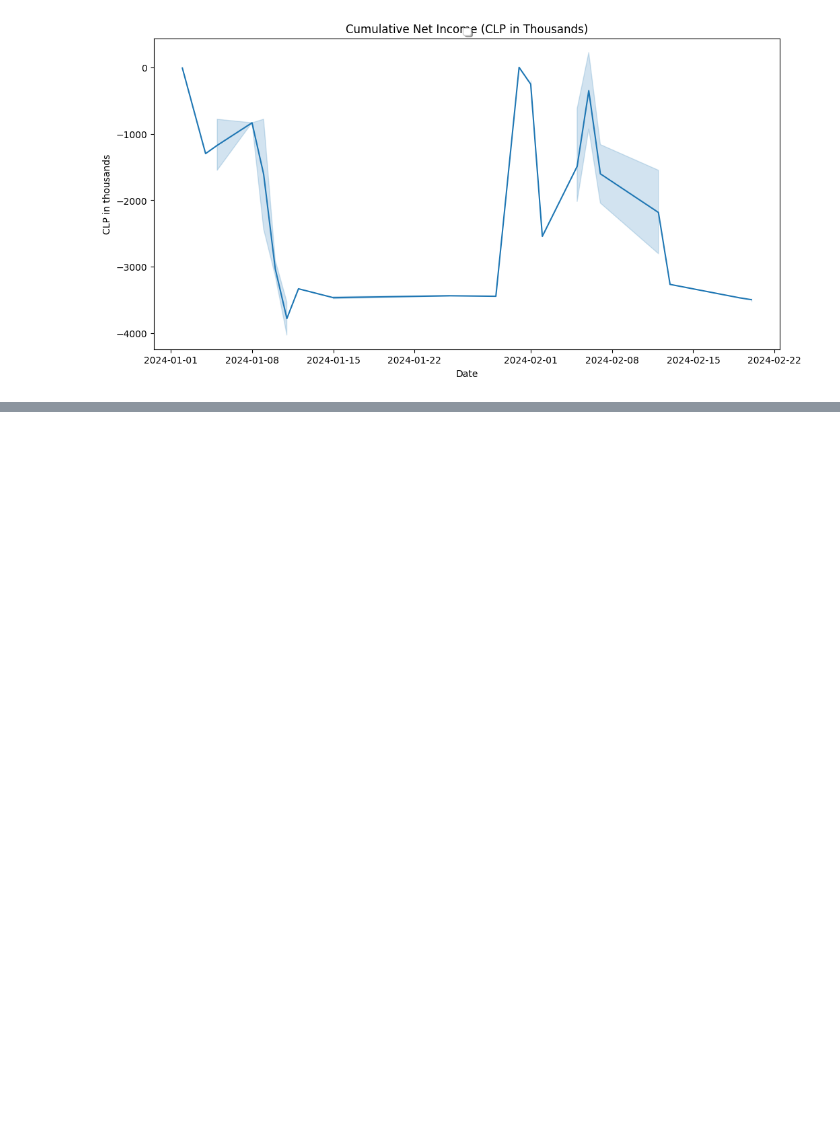
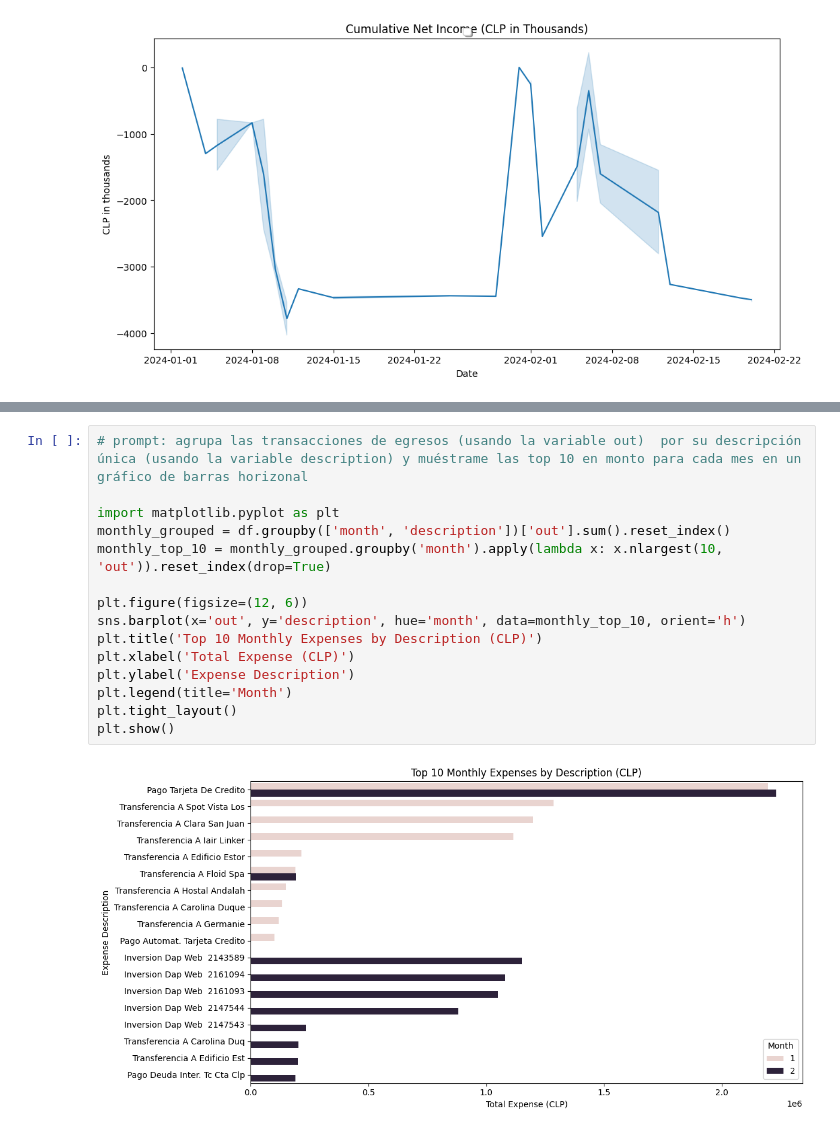
Before and after one commit to iair/financial_health, a Jupyter notebook: financial_health.ipynb, the cells around one changed output, grey strips where cells are left out. Cells and saved outputs as stored; diff of their text form; blank space fills up the shorter version.

```diff
--- a/financial_health.ipynb
+++ b/financial_health.ipynb
@@ -254,0 +279,17 @@ WARNING:matplotlib.legend:No artists with labels found to put in legend.  Note t
+# %%
+# prompt: agrupa las transacciones de egresos (usando la variable out)  por su descripción única (usando la variable description) y muéstrame las top 10 en monto para cada mes en un gráfico de barras horizonal
+
+import matplotlib.pyplot as plt
+monthly_grouped = df.groupby(['month', 'description'])['out'].sum().reset_index()
+monthly_top_10 = monthly_grouped.groupby('month').apply(lambda x: x.nlargest(10, 'out')).reset_index(drop=True)
+
+plt.figure(figsize=(12, 6))
+sns.barplot(x='out', y='description', hue='month', data=monthly_top_10, orient='h')
+plt.title('Top 10 Monthly Expenses by Description (CLP)')
+plt.xlabel('Total Expense (CLP)')
+plt.ylabel('Expense Description')
+plt.legend(title='Month')
+plt.tight_layout()
+plt.show()
+# %% [output]
+[figure, added]
```
Also changed, not shown: parts of 14 cells of this notebook.
